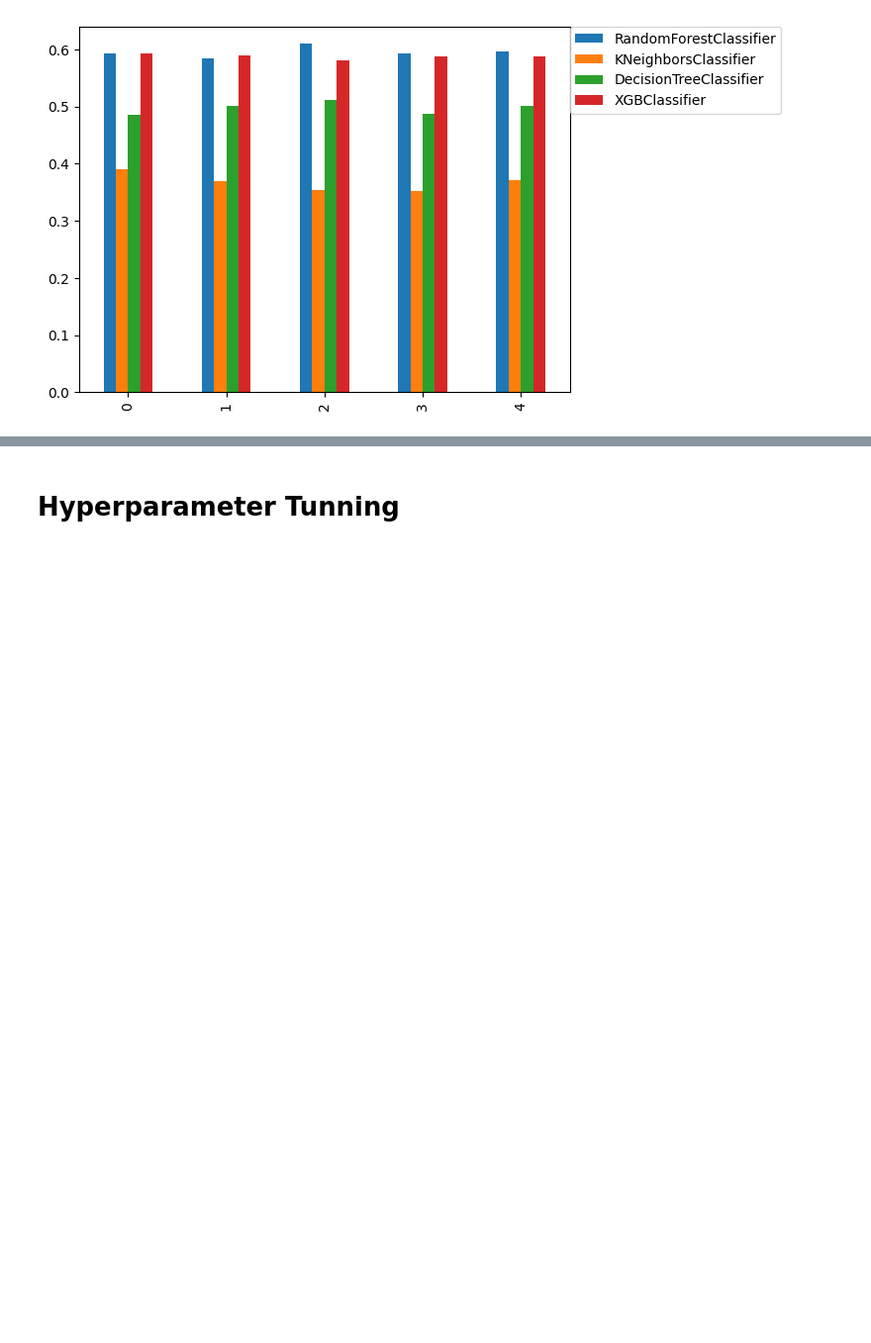
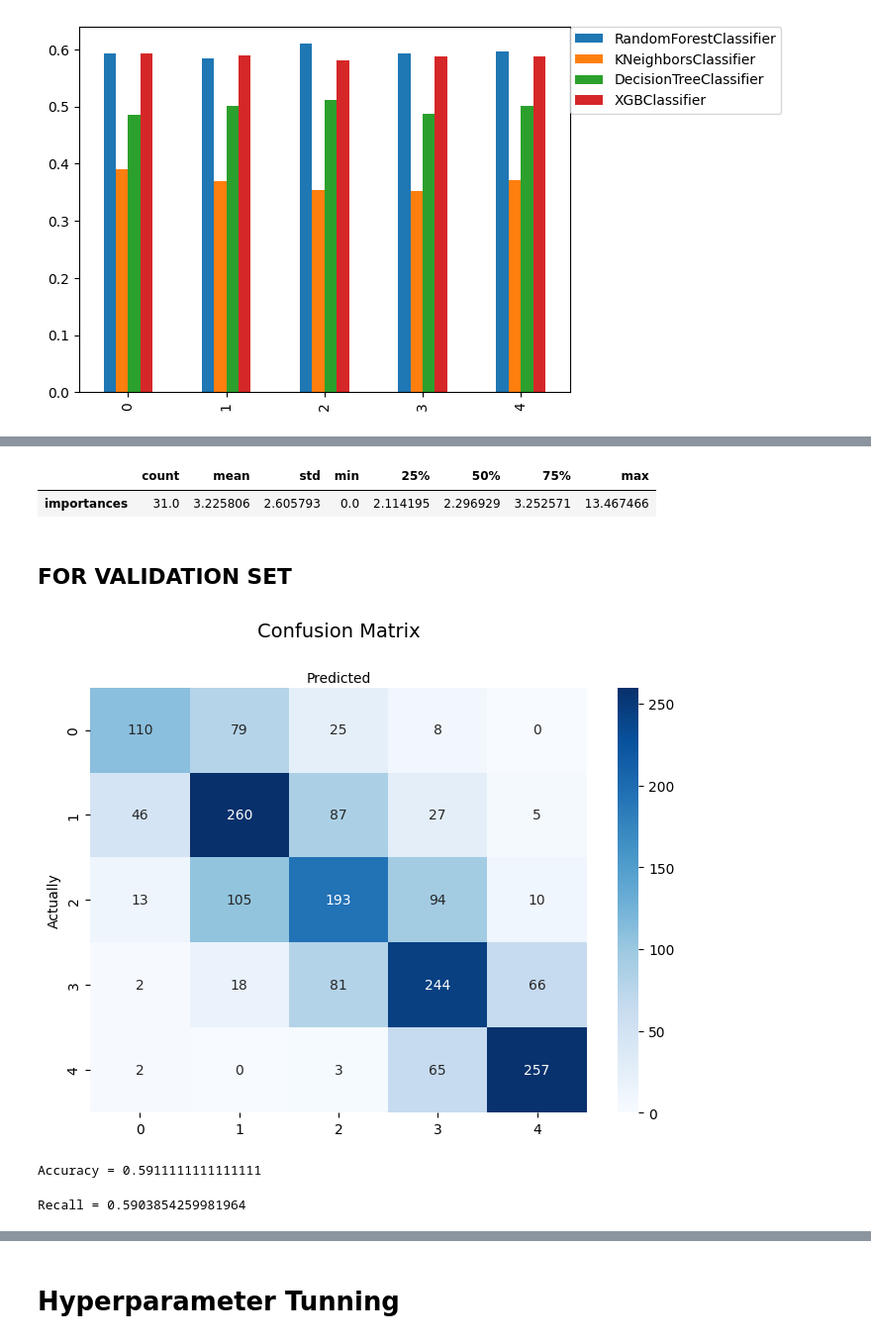
Before and after one commit to NJBAza/mlflow_prices_houses, a Jupyter notebook: mlflow_models/modeling.ipynb, the cells around one changed output, grey strips where cells are left out. Shown at 99% size. Saved outputs shown, nothing was run; the diff lists cells and outputs as text; code cells hidden in the pictures; blank space fills up the shorter version.

Commit message:
improving code at ml_model

```diff
--- a/mlflow_models/modeling.ipynb
+++ b/mlflow_models/modeling.ipynb
@@ -427,3 +383,0 @@ X_train[feat_names]
-# %%
-# Fit model
-model_xgb.fit(X_train[feat_names], y_train)
@@ -513,3 +383,0 @@ model_xgb = XGBClassifier(random_state=20230916)
-# %%
-# Fit model
-model_xgb.fit(X_train[feat_names], y_train)
@@ -566,0 +386,7 @@ feature_importance.describe().T
+# %%
+modex_xgboost_best = XGBClassifier(learning_rate= 0.1,
+                                   max_depth= 5,
+                                   n_estimators= 300,
+                                   reg_alpha= 0.01,
+                                   reg_lambda= 0.1,
+                                   random_state=20230916)
@@ -566,0 +434,9 @@ feature_importance.describe().T
+# %%
+feature_importance.describe().T
+# %% [output]
+|  | count | mean | std | min | 25% | 50% | 75% | max |
+| importances | 31.0 | 3.225806 | 2.605793 | 0.0 | 2.114195 | 2.296929 | 3.252571 | 13.467466 |
+# %% [markdown]
+## FOR VALIDATION SET
+# %%
+preds_class = modex_xgboost_best.predict(X_validation)
@@ -566,0 +447,21 @@ feature_importance.describe().T
+# %%
+cm = pd.crosstab(y_validation, preds_class, rownames=['Actually'], colnames=['Predicted'])
+fig, (ax1) = plt.subplots(ncols=1, figsize=(7,5))
+
+sns.heatmap(pd.DataFrame(cm), annot=True, cmap="Blues" ,fmt='g',)
+ax1.xaxis.set_label_position("top")
+plt.tight_layout()
+plt.title('Confusion Matrix', y=1.1,fontsize=14)
+plt.show()
+# %% [output]
+[figure]
+# %%
+acc=accuracy_score(y_validation,preds_class)
+print('Accuracy =' , acc)
+# %% [output]
+Accuracy = 0.5911111111111111
+# %%
+recall = recall_score(y_validation, preds_class, average='macro')
+print('Recall =' ,recall)
+# %% [output]
+Recall = 0.5903854259981964
```
Also changed, not shown: parts of 120 cells of this notebook, 54 other files.
